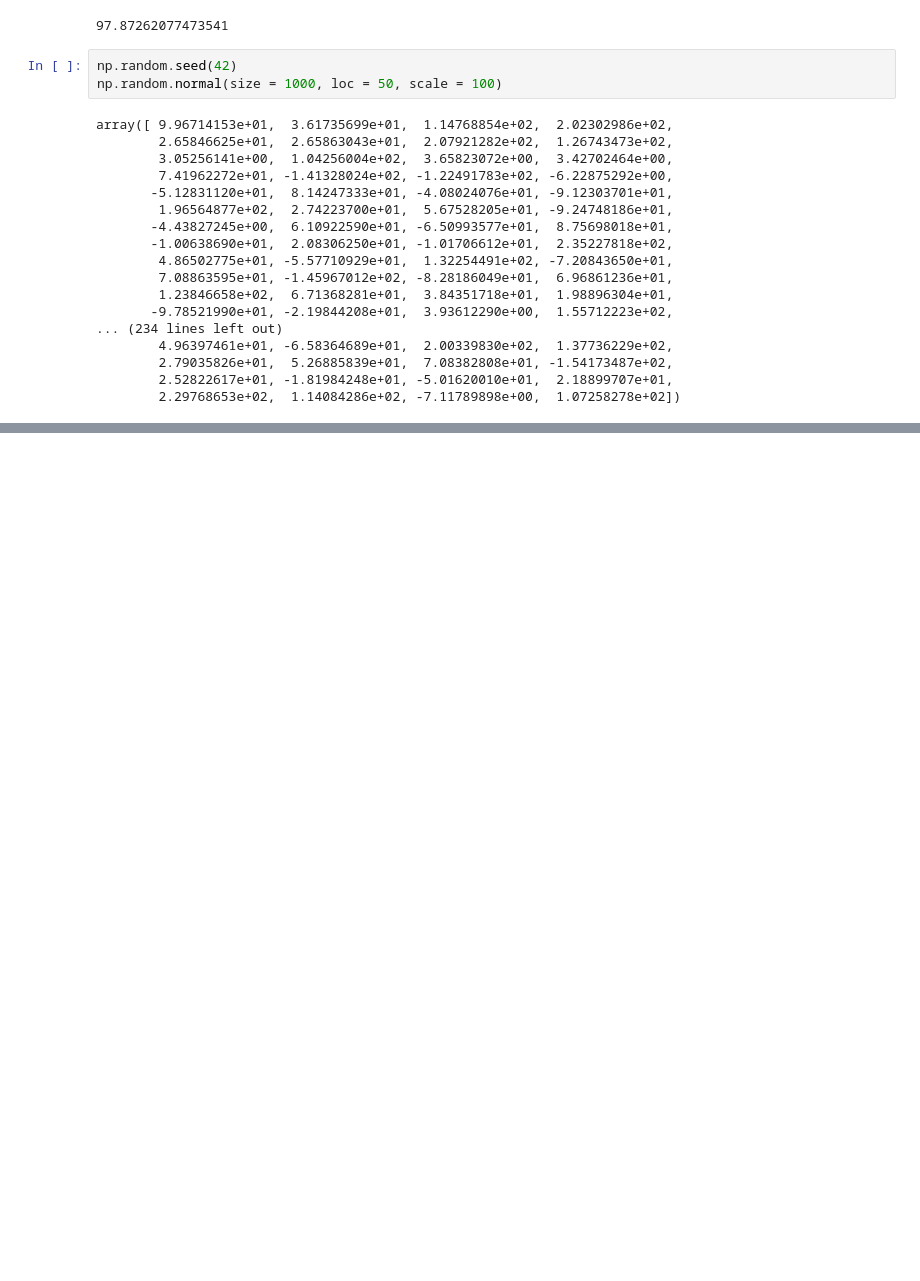
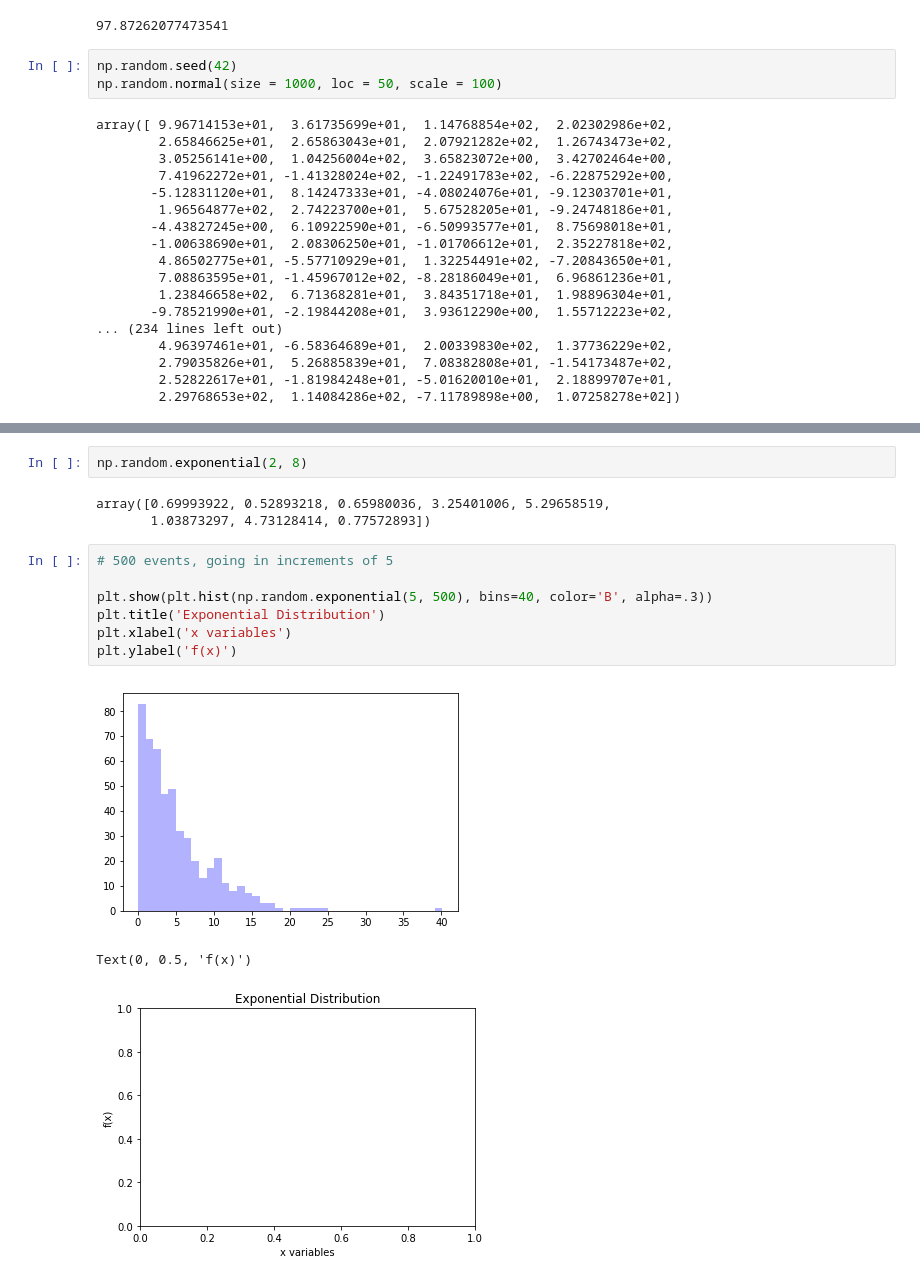
Before and after one commit to bexiturley/assignment-2019-programming-and-data-analysis, a Jupyter notebook: numpyrandom.ipynb, the cells around one changed output, grey strips where cells are left out. Saved outputs shown, nothing was run; the diff lists cells and outputs as text; blank space fills up the shorter version.

Commit message:
Exponential entered

```diff
--- a/numpyrandom.ipynb
+++ b/numpyrandom.ipynb
@@ -463,0 +477,16 @@ plt.show (sns.distplot(np.random.normal(50, 10.0, 1000), bins=20, color='b'))
+# %%
+np.random.exponential(2, 8)
+# %% [output]
+array([0.69993922, 0.52893218, 0.65980036, 3.25401006, 5.29658519,
+       1.03873297, 4.73128414, 0.77572893])
+# %%
+# 500 events, going in increments of 5
+
+plt.show(plt.hist(np.random.exponential(5, 500), bins=40, color='B', alpha=.3))
+plt.title('Exponential Distribution')
+plt.xlabel('x variables')
+plt.ylabel('f(x)')
+# %% [output]
+[figure, added]
+Text(0, 0.5, 'f(x)')
+[figure, added]
```
Also changed, not shown: parts of 32 cells of this notebook.
